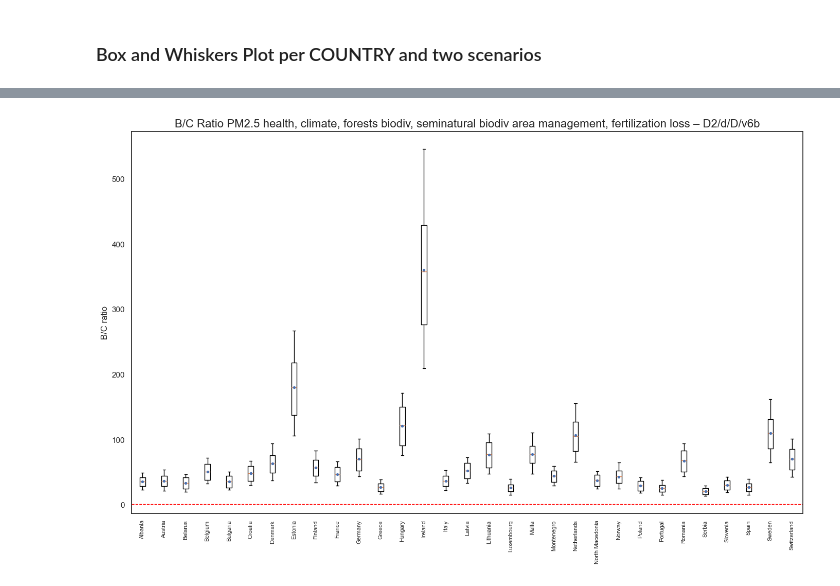
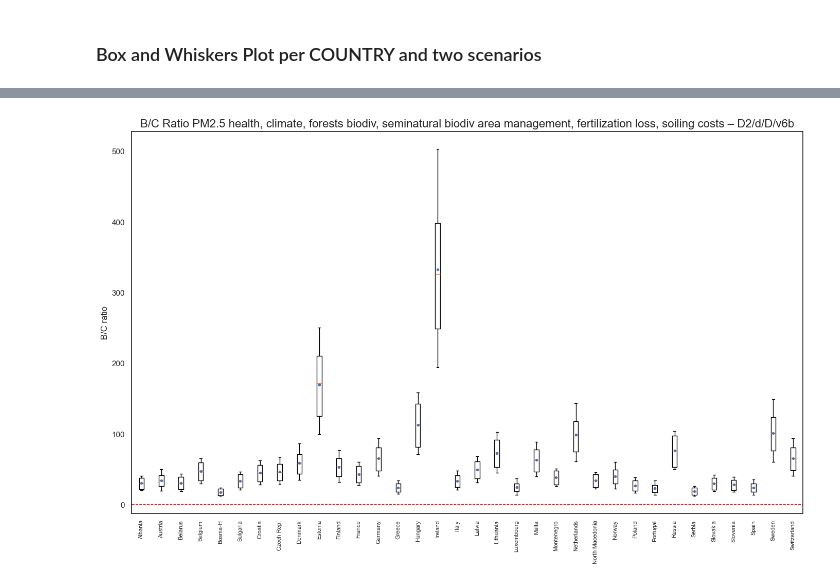
Before and after one commit to StefanAstrom/2026_v7_Goth_Prot_CBA, a Jupyter notebook: CBA_v7_new.ipynb, the cells around one changed output, grey strips where cells are left out. Cells and saved outputs as stored; diff of their text form; code cells hidden in the pictures.

```diff
--- a/CBA_v7_new.ipynb
+++ b/CBA_v7_new.ipynb
@@ -115,7 +114,7 @@ crops_econ_values = pd.DataFrame(crops_econ_input)
 pm10_conv_fact = pd.read_excel("Processed_Data/pm10_conv_fact.xlsx")
 
 # State
-Soiling_area = pd.read_excel("Processed_Data/Surface_area_per_country_citizen.xlsx", sheet_name="S_area")
+Soiling_area = pd.read_excel("Processed_Data/Soiling_area_check.xlsx")
 
 # Impacts
 
@@ -1118,22 +1139,3 @@ out_soil_benefits_temp = out_soil_benefits_temp.rename(columns={"Scenario_scen":
-# %%
-# Insert a Region columns = Country
-out_soil_benefits_country = out_soil_benefits_temp.copy()
-out_soil_benefits_country["Region"] = "Country"
-
-# Expand each regional row to all countries belonging to that region
-out_soil_benefits_regional = out_soil_benefits_temp.copy()
-out_soil_benefits_regional = out_soil_benefits_regional.merge(region_df, on="Country", how="inner")
-
-# Group the benefits in _regions by region, thus sum all countries within the regions.
-out_soil_benefits_regional_sum = out_soil_benefits_regional.groupby(["Region", "Year", "Scenario", "S_area_level", "soiling_cost_level"],
-                                                                    as_index=False)["Benefits_soiling"].sum()
-out_soil_benefits_regional_sum["Country"] = "NA"
-
-# Merge again
-Soiling_benefits = pd.concat([out_soil_benefits_country, out_soil_benefits_regional_sum], ignore_index=True)
-
-# Re-order the columns
-Soiling_benefits = Soiling_benefits[["Region", "Country", "Year", "Scenario", "S_area_level", "soiling_cost_level", "Benefits_soiling"]]
 # %% [markdown]
 ## Calculate B/C Ratio
 
@@ -1268,11 +1272,12 @@ filtered_box_country_scen1 = BC_ratio[(BC_ratio["Region"].isin(["Country"])) &
                         (BC_ratio["Mor_cause"] == "All") &
                         (BC_ratio["Mor_model"] == "ARP") &
                         (BC_ratio["Climate_metric"] == "GTP20-E") &
-                        (BC_ratio["Scenario"] == "A1r/d/D/v6b")
+                        (BC_ratio["Scenario"] == "A1r/d/D/v6b")  &
+                        (BC_ratio["Source"] == "Project_est")
     ]
 
 # Group the filtered df by global parameters still in the df and save it as a dictionary
-groups_box_country_scen1 = dict(tuple(filtered_box_country_scen1.groupby(["Country", "Cost_type", "Core", "Mor_model", "Mor_cause", "Climate_metric"])))
+groups_box_country_scen1 = dict(tuple(filtered_box_country_scen1.groupby(["Country", "Cost_type", "Core", "Mor_model", "Mor_cause", "Climate_metric", "Source"])))
 
 # Filter which parameter values to include in the plots, e.g. specific region or scenario
 filtered_box_country_scen2 = BC_ratio[(BC_ratio["Region"].isin(["Country"])) &
@@ -1282,8 +1287,9 @@ filtered_box_country_scen2 = BC_ratio[(BC_ratio["Region"].isin(["Country"])) &
                         (BC_ratio["Mor_cause"] == "All") &
                         (BC_ratio["Mor_model"] == "ARP") &
                         (BC_ratio["Climate_metric"] == "GTP20-E") &
-                        (BC_ratio["Scenario"] == "D2/d/D/v6b")
+                        (BC_ratio["Scenario"] == "D2/d/D/v6b") &
+                        (BC_ratio["Source"] == "Project_est")
     ]
 
 # Group the filtered df by global parameters still in the df and save it as a dictionary
-groups_box_country_scen2 = dict(tuple(filtered_box_country_scen2.groupby(["Country", "Cost_type", "Core", "Mor_model", "Mor_cause", "Climate_metric"])))
+groups_box_country_scen2 = dict(tuple(filtered_box_country_scen2.groupby(["Country", "Cost_type", "Core", "Mor_model", "Mor_cause", "Climate_metric", "Source"])))
@@ -1666,7 +1689,7 @@ n = len(data)
 fig_w = max(14, n * 0.25)
 fig, ax = plt.subplots(figsize=(fig_w, 9))
 
-ax.set_title("B/C Ratio PM2.5 health, climate, forests biodiv, seminatural biodiv area management, fertilization loss – D2/d/D/v6b", fontsize=16)
+ax.set_title("B/C Ratio PM2.5 health, climate, forests biodiv, seminatural biodiv area management, fertilization loss, soiling costs – D2/d/D/v6b", fontsize=16)
 
 # Create boxplots:
 # - widths=0.25 makes boxes narrow
@@ -1683,34 +1706,32 @@ ticks = np.arange(1, n + 1)
 ax.set_xticks(ticks)
 
 # To avoid overcrowding labels, show only every 8th label
 step = 4 if n > 80 else 1
 
 country_labels = [name[0] for name in names]
 
 labels = [
     country_labels[i-1] if (i % step == 0) else ""
     for i in range(1, n + 1)
 ]
 
 ax.set_xticklabels(labels, rotation=90, ha="center", fontsize=8)
 
 # Y-axis label
 ax.set_ylabel("B/C ratio")
 
 # Add a mean marker (blue dot) for each box
 means = [np.mean(v) for v in data]
 ax.scatter(ticks, means, s=8, zorder=3)
 
 # Reduce horizontal margins slightly
 ax.margins(x=0.002)
 
 ax.axhline(y=1, color="red", linestyle="--", linewidth=1)
 plt.tight_layout()
 
-# Optional saving (recommended for large figures)
-#plt.savefig("boxplots_all_parts_v6.png", dpi=300, bbox_inches="tight")
-#plt.savefig(r"Plots\D2dDv6b_BC_byCountry.png", bbox_inches="tight")
+plt.savefig(r"Plots\D2dDv6b_BC_byCountry.png", bbox_inches="tight")
 
 plt.show()
 # %% [output]
-[figure, old version]
+[figure, new version]
```
Also changed, not shown: parts of 26 cells of this notebook, 28 other files.
